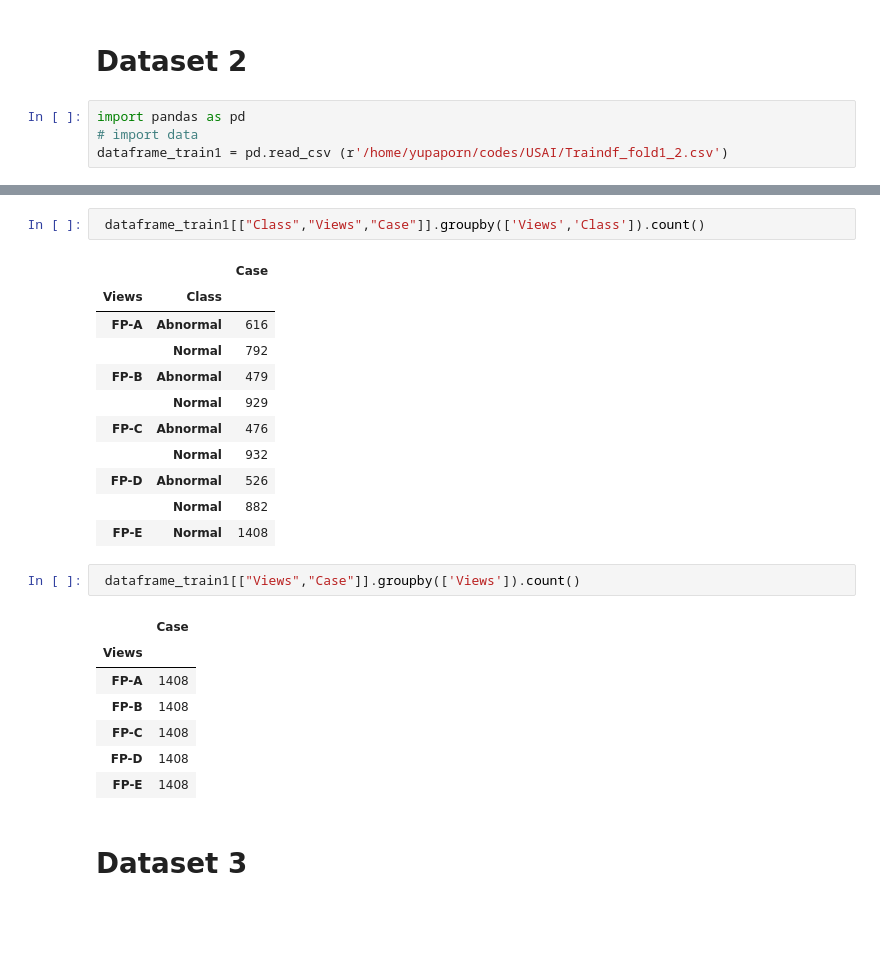
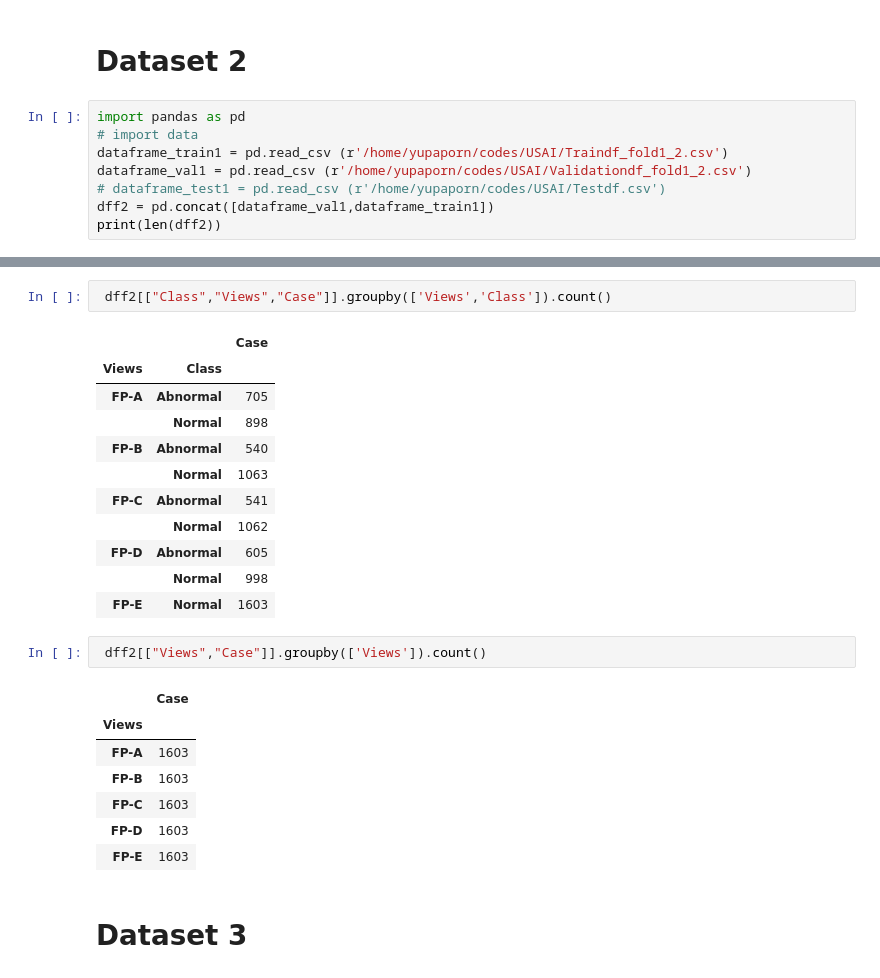
Before and after one commit to Peckkie/USAI_CCA2021, a Jupyter notebook: Dataset_Preview.ipynb, the cells around one changed output, grey strips where cells are left out. Drawn from its saved outputs; the diff is of its cells as text; blank space fills up the shorter version.

```diff
--- a/Dataset_Preview.ipynb
+++ b/Dataset_Preview.ipynb
@@ -34,3 +47,7 @@ dataframe_train1 = pd.read_csv (r'/home/yupaporn/codes/USAI/Traindf_fold1.csv')
 import pandas as pd
 # import data
 dataframe_train1 = pd.read_csv (r'/home/yupaporn/codes/USAI/Traindf_fold1_2.csv')
+dataframe_val1 = pd.read_csv (r'/home/yupaporn/codes/USAI/Validationdf_fold1_2.csv')
+# dataframe_test1 = pd.read_csv (r'/home/yupaporn/codes/USAI/Testdf.csv')
+dff2 = pd.concat([dataframe_val1,dataframe_train1])
+print(len(dff2))
@@ -37,26 +63,26 @@ dataframe_train1 = pd.read_csv (r'/home/yupaporn/codes/USAI/Traindf_fold1_2.csv'
 # %%
- dataframe_train1[["Class","Views","Case"]].groupby(['Views','Class']).count()
+ dff2[["Class","Views","Case"]].groupby(['Views','Class']).count()
 # %% [output]
 |  |  | Case |
 | Views | Class |  |
-| FP-A | Abnormal | 616 |
-|  | Normal | 792 |
-| FP-B | Abnormal | 479 |
-|  | Normal | 929 |
-| FP-C | Abnormal | 476 |
-|  | Normal | 932 |
-| FP-D | Abnormal | 526 |
-|  | Normal | 882 |
-| FP-E | Normal | 1408 |
+| FP-A | Abnormal | 705 |
+|  | Normal | 898 |
+| FP-B | Abnormal | 540 |
+|  | Normal | 1063 |
+| FP-C | Abnormal | 541 |
+|  | Normal | 1062 |
+| FP-D | Abnormal | 605 |
+|  | Normal | 998 |
+| FP-E | Normal | 1603 |
 # %%
- dataframe_train1[["Views","Case"]].groupby(['Views']).count()
+ dff2[["Views","Case"]].groupby(['Views']).count()
 # %% [output]
 |  | Case |
 | Views |  |
-| FP-A | 1408 |
-| FP-B | 1408 |
-| FP-C | 1408 |
-| FP-D | 1408 |
-| FP-E | 1408 |
+| FP-A | 1603 |
+| FP-B | 1603 |
+| FP-C | 1603 |
+| FP-D | 1603 |
+| FP-E | 1603 |
 # %% [markdown]
 # Dataset 3
```
Also changed, not shown: parts of 29 cells of this notebook, 1 other file.
